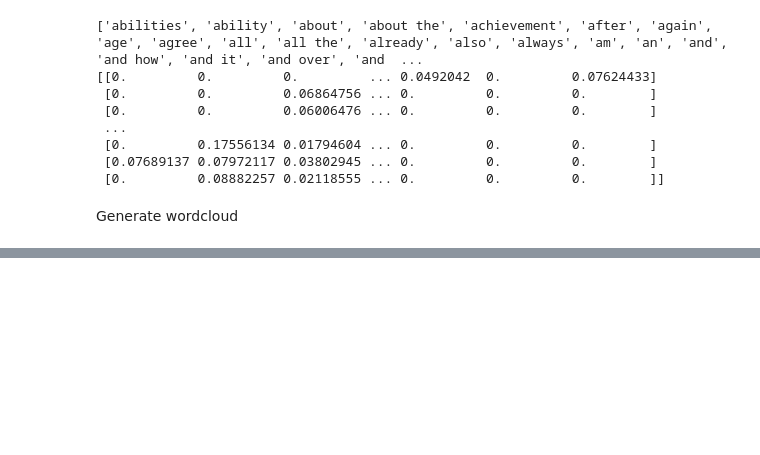
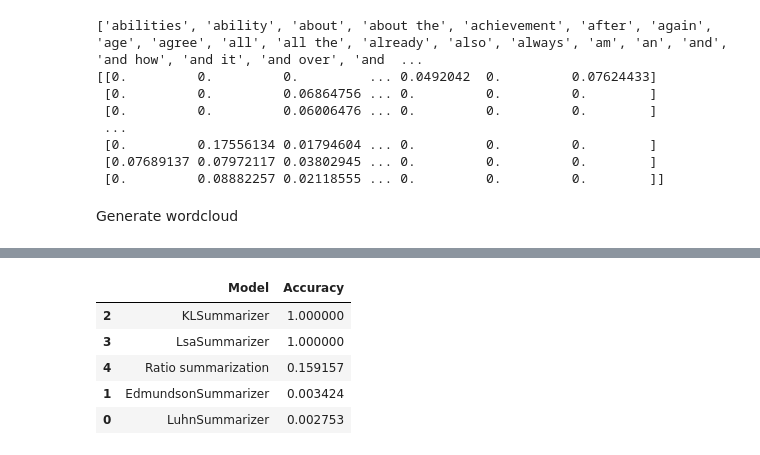
Before and after one commit to AdityaPatidaroo7/Aditya-, a Jupyter notebook: Text_summarizaton_project.ipynb, the cells around one changed output, grey strips where cells are left out. Cells and saved outputs as stored; diff of their text form; code cells hidden in the pictures; blank space fills up the shorter version.

```diff
--- a/Text_summarizaton_project.ipynb
+++ b/Text_summarizaton_project.ipynb
@@ -202,0 +522,2 @@ plot_cloud(wordcloud)
+# %%
+data = {'Model':['LuhnSummarizer','EdmundsonSummarizer','KLSummarizer', 'LsaSummarizer','Ratio summarization'],'Accuracy':[ score_luhn,score_edmn,score_kl,score_lsa,score_ratio]}
@@ -202,0 +536,10 @@ plot_cloud(wordcloud)
+# %%
+data_model = pd.DataFrame(data)
+data_model.sort_values(by=['Accuracy'], ascending=False)
+# %% [output]
+|  | Model | Accuracy |
+| 2 | KLSummarizer | 1.000000 |
+| 3 | LsaSummarizer | 1.000000 |
+| 4 | Ratio summarization | 0.159157 |
+| 1 | EdmundsonSummarizer | 0.003424 |
+| 0 | LuhnSummarizer | 0.002753 |
```
Also changed, not shown: parts of 35 cells of this notebook.
